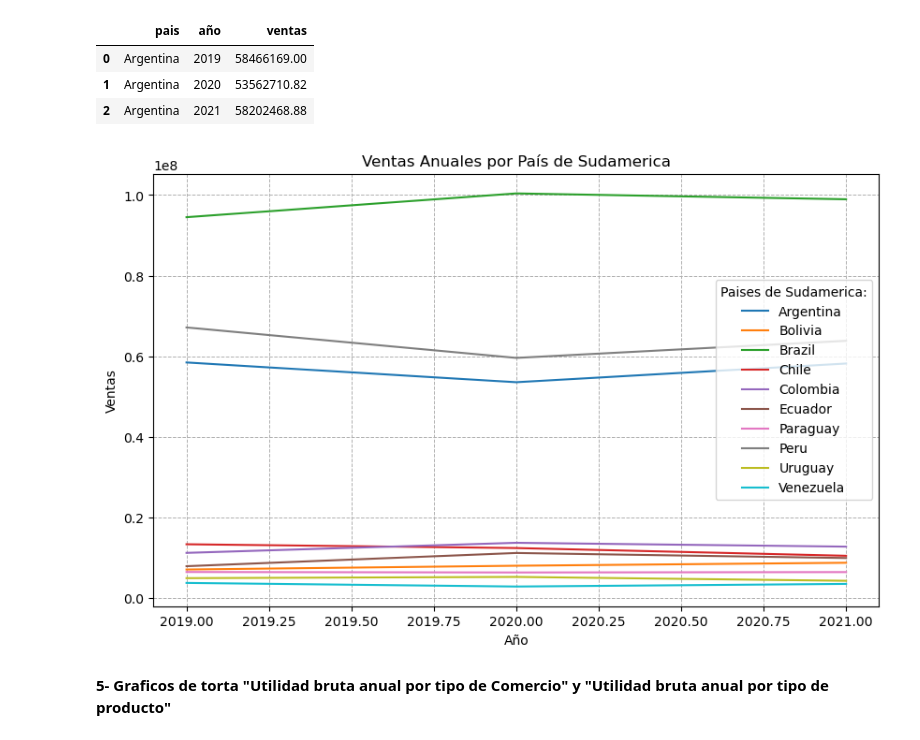
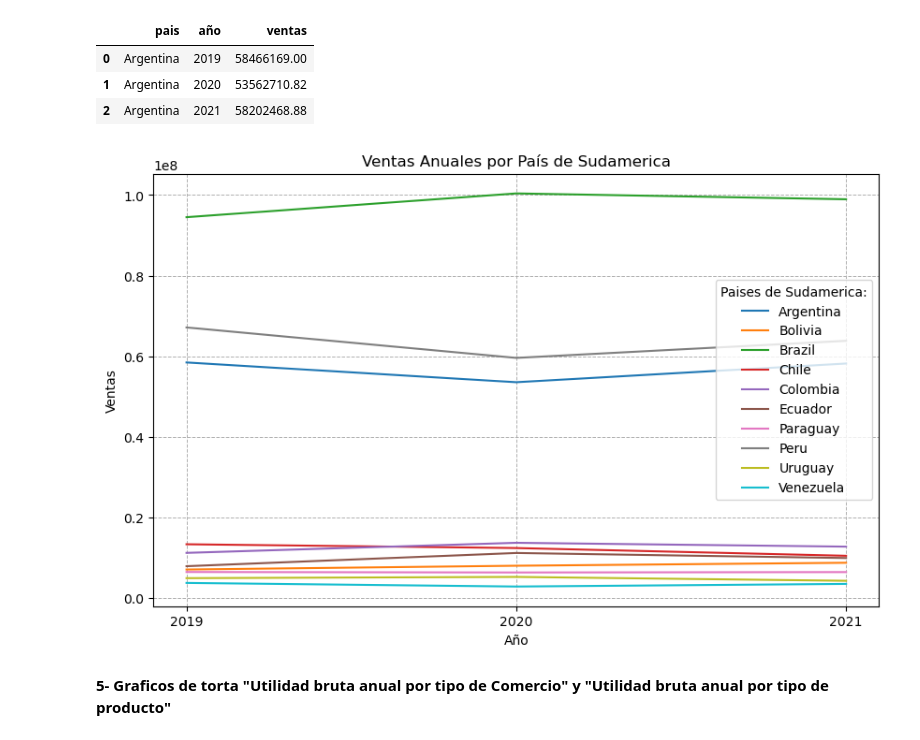
Before and after one commit to manuelpalomeque/ISPC--An-lisisDeDatos--DataBring, a Jupyter notebook: Proyecto Integrador - Analista de Datos - ISPC-Palomeque.ipynb, the cells around one changed output. Cells and saved outputs as stored; diff of their text form; code cells hidden in the pictures.

```diff
--- a/Proyecto Integrador - Analista de Datos - ISPC-Palomeque.ipynb
+++ b/Proyecto Integrador - Analista de Datos - ISPC-Palomeque.ipynb
@@ -806,27 +806,30 @@ ventasArgentina
 # %%
 plt.figure(figsize=(10, 6))
 
 plt.plot(ventasArgentina['año'], ventasArgentina['ventas'], label='Argentina')
 plt.plot(ventasBolivia['año'], ventasBolivia['ventas'], label='Bolivia')
 plt.plot(ventasBrazil['año'], ventasBrazil['ventas'], label='Brazil')
 plt.plot(ventasChile['año'], ventasChile['ventas'], label='Chile')
 plt.plot(ventasColombia['año'], ventasColombia['ventas'], label='Colombia')
 plt.plot(ventasEcuador['año'], ventasEcuador['ventas'], label='Ecuador')
 plt.plot(ventasParaguay['año'], ventasParaguay['ventas'], label='Paraguay')
 plt.plot(ventasPeru['año'], ventasPeru['ventas'], label='Peru')
 plt.plot(ventasUruguay['año'], ventasUruguay['ventas'], label='Uruguay')
 plt.plot(ventasVenezuela['año'], ventasVenezuela['ventas'], label='Venezuela')
 
+# Establecer las marcas del eje x (ticks)
+plt.xticks([2019, 2020, 2021])
+
 # Etiquetas:
 plt.xlabel('Año')
 plt.ylabel('Ventas')
 plt.title('Ventas Anuales por País de Sudamerica')
 plt.grid(linestyle = '--', linewidth = 0.7)
 plt.legend(title = "Paises de Sudamerica:")
 
 plt.show()
 # %% [output]
-[figure, old version]
+[figure, new version]
 # %% [markdown]
 **5- Graficos de torta "Utilidad bruta anual por tipo de Comercio" y "Utilidad bruta anual por tipo de producto"**
 # %%
```
Also changed, not shown: parts of 1 cell of this notebook.
